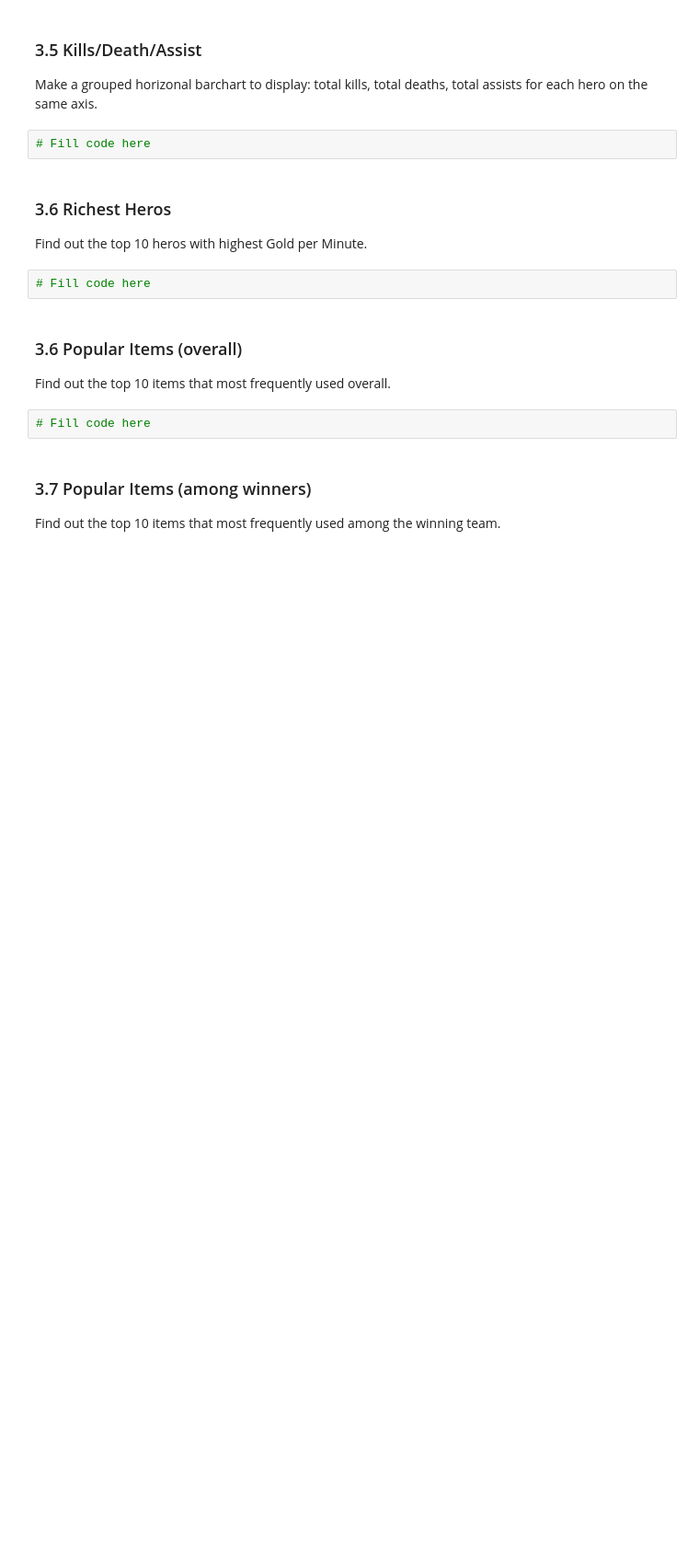
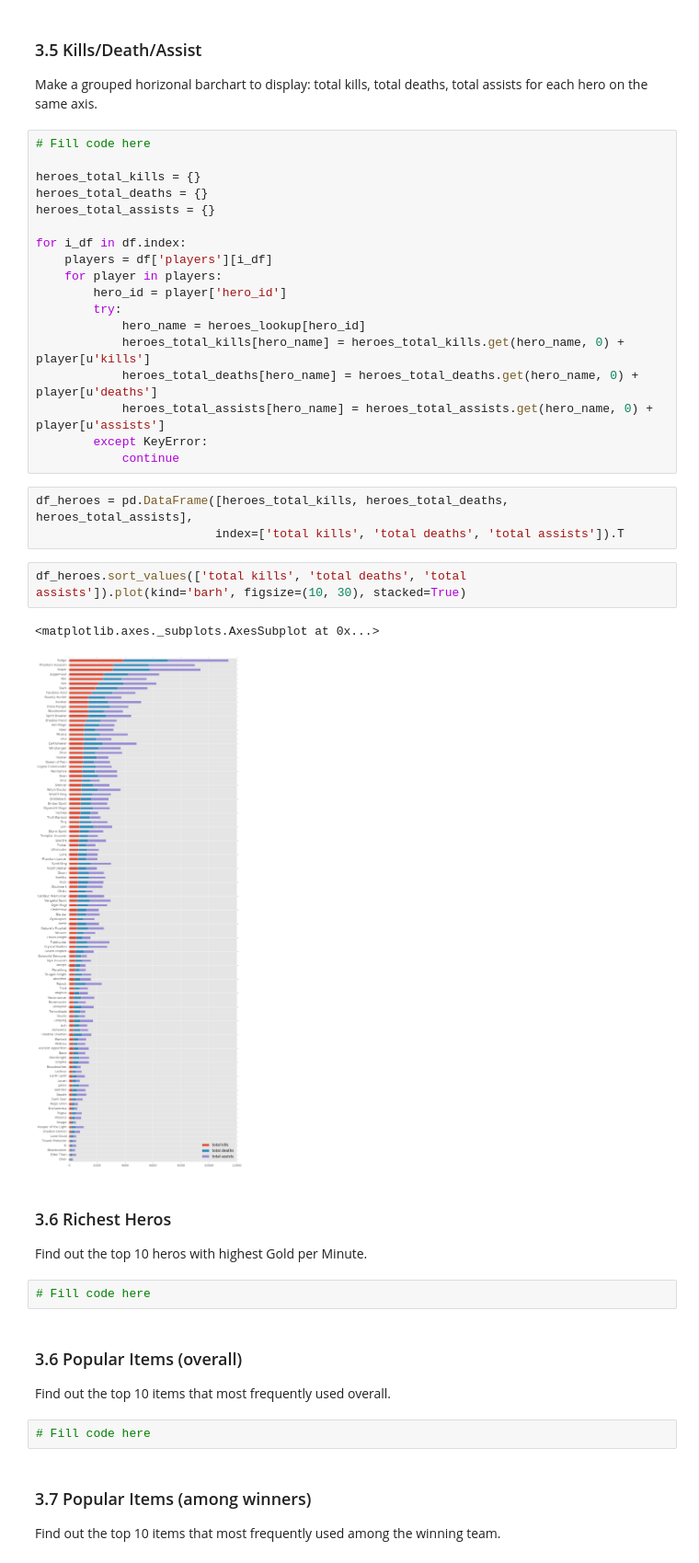
Before and after one commit to tow02/iccs413, a Jupyter notebook: assignments/a2/Assn 2 - Web API and Data Storage.ipynb, the cells around one changed output. Shown at 92% size. Saved outputs shown, nothing was run; the diff lists cells and outputs as text; blank space fills up the shorter version.

```diff
--- a/assignments/a2/Assn 2 - Web API and Data Storage.ipynb
+++ b/assignments/a2/Assn 2 - Web API and Data Storage.ipynb
@@ -261,8 +261,32 @@ df_heroes.sort_values('pick').plot(kind='barh', figsize=(10, 30), stacked=True)
 ### 3.5  Kills/Death/Assist
 
 Make a grouped horizonal barchart to display: total kills, total deaths, total assists for each hero on the same axis.
-# %%
-# Fill code here
+# %%
+# Fill code here
+
+heroes_total_kills = {}
+heroes_total_deaths = {}
+heroes_total_assists = {}
+
+for i_df in df.index:
+    players = df['players'][i_df]
+    for player in players:
+        hero_id = player['hero_id']
+        try:
+            hero_name = heroes_lookup[hero_id]
+            heroes_total_kills[hero_name] = heroes_total_kills.get(hero_name, 0) + player[u'kills']
+            heroes_total_deaths[hero_name] = heroes_total_deaths.get(hero_name, 0) + player[u'deaths']
+            heroes_total_assists[hero_name] = heroes_total_assists.get(hero_name, 0) + player[u'assists']
+        except KeyError:
+            continue
+# %%
+df_heroes = pd.DataFrame([heroes_total_kills, heroes_total_deaths, heroes_total_assists],
+                         index=['total kills', 'total deaths', 'total assists']).T
+# %%
+df_heroes.sort_values(['total kills', 'total deaths', 'total assists']).plot(kind='barh', figsize=(10, 30), stacked=True)
+# %% [output]
+<matplotlib.axes._subplots.AxesSubplot at 0x...>
+[figure, added]
 # %% [markdown]
 ### 3.6 Richest Heros
 
```
